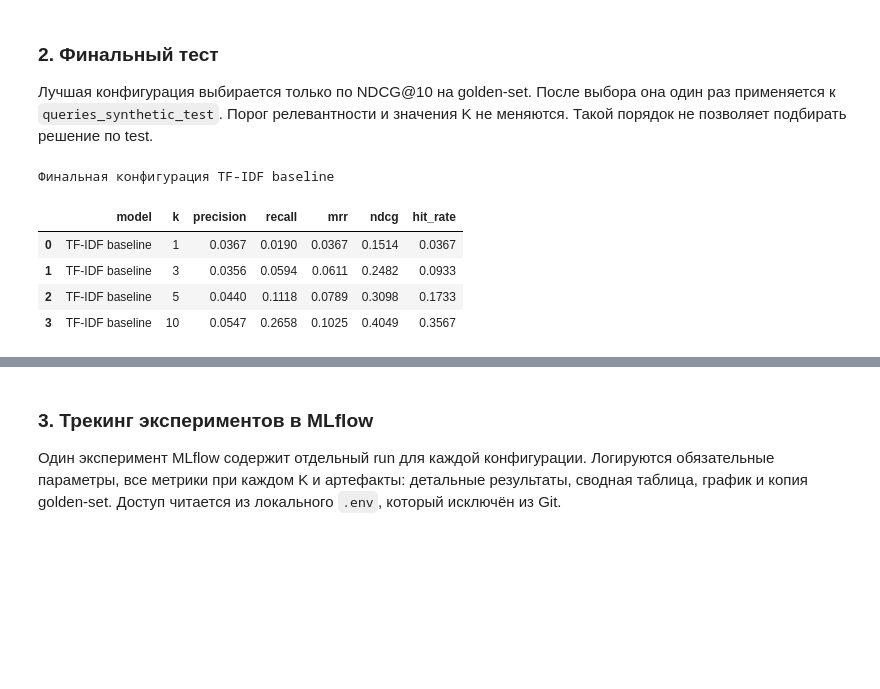
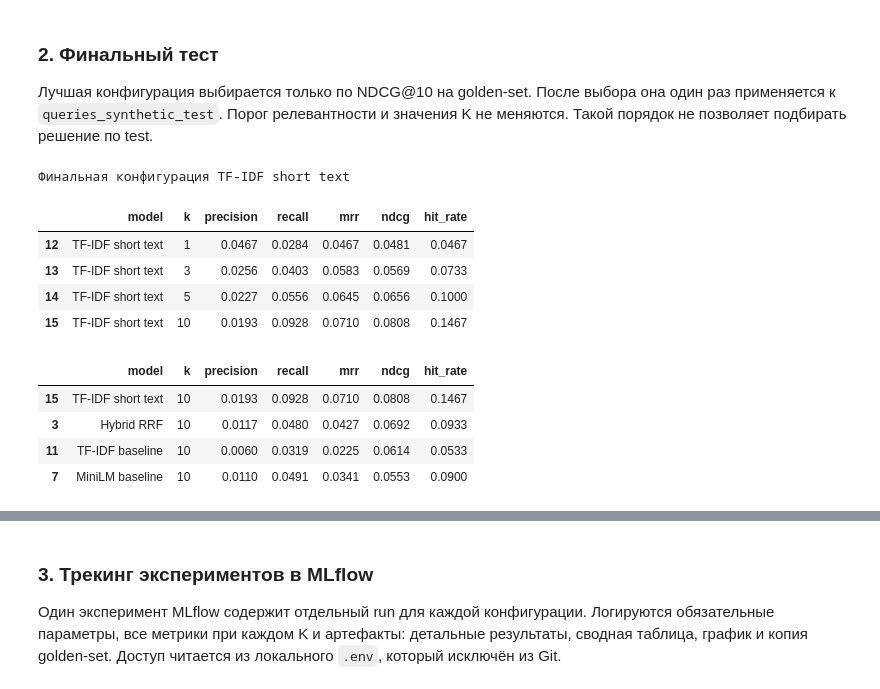
Before and after one commit to kkaatey/project-month-week2, a Jupyter notebook: semantic_search_project.ipynb, the cells around one changed output, grey strips where cells are left out. Cells and saved outputs as stored; diff of their text form; code cells hidden in the pictures; blank space fills up the shorter version.

Commit message:
Address reviewer feedback for week 2

```diff
--- a/semantic_search_project.ipynb
+++ b/semantic_search_project.ipynb
@@ -107,7 +177,7 @@ print("Товары test вне сырого каталога", (~queries_test["
 # %% [markdown]
 ### 2. EDA
 # %%
-text_columns = ["description", "nm_colors_names", "brand_name", "subj_name"]
+text_columns = ["imt_name", "description", "nm_colors_names", "brand_name", "subj_name"]
 empty_share = {}
 for column in text_columns:
     values = df_raw[column].fillna("").astype(str).str.strip()
@@ -433,10 +781,10 @@ relevance_by_query = {
 }
 
 
-def metrics_at_k(predicted_ids, relevance, k):
+def metrics_at_k(predicted_ids, relevance, k, threshold=RELEVANCE_THRESHOLD):
     predicted = list(predicted_ids[:k])
-    binary = [relevance.get(item_id, 0) >= RELEVANCE_THRESHOLD for item_id in predicted]
-    relevant_total = sum(value >= RELEVANCE_THRESHOLD for value in relevance.values())
+    binary = [relevance.get(item_id, 0) >= threshold for item_id in predicted]
+    relevant_total = sum(value >= threshold for value in relevance.values())
 
     precision = sum(binary) / k
     recall = sum(binary) / relevant_total if relevant_total else 0.0
@@ -454,13 +802,13 @@ def metrics_at_k(predicted_ids, relevance, k):
     return precision, recall, mrr, ndcg, hit_rate
 
 
-def evaluate_search(search_function, model_name):
+def evaluate_search(search_function, model_name, threshold=RELEVANCE_THRESHOLD):
     rows = []
     for row in query_table.itertuples(index=False):
         predicted = search_function(row.query_text, max(K_VALUES))["imt_id"].tolist()
         relevance = relevance_by_query[row.query_id]
         for k in K_VALUES:
-            values = metrics_at_k(predicted, relevance, k)
+            values = metrics_at_k(predicted, relevance, k, threshold=threshold)
             rows.append([model_name, row.query_id, k, *values])
     columns = ["model", "query_id", "k", "precision", "recall", "mrr", "ndcg", "hit_rate"]
     return pd.DataFrame(rows, columns=columns)
@@ -556,7 +932,7 @@ tfidf_short_matrix = tfidf_short.fit_transform(short_product_text)
 
 
 def top_ids(scores, top_k=100):
-    order = np.argsort(scores)[::-1][:top_k]
+    order = stable_order(scores, evaluation_catalog, top_k)
     return evaluation_catalog.iloc[order]["imt_id"].tolist()
 
 
@@ -565,7 +941,10 @@ def rrf_rank(first_ids, second_ids, top_k=10, rank_constant=60):
     for ranking in [first_ids, second_ids]:
         for rank, item_id in enumerate(ranking, 1):
             scores[item_id] = scores.get(item_id, 0.0) + 1 / (rank_constant + rank)
-    return [item_id for item_id, _ in sorted(scores.items(), key=lambda pair: pair[1], reverse=True)[:top_k]]
+    return [
+        item_id
+        for item_id, _ in sorted(scores.items(), key=lambda pair: (-pair[1], pair[0]))[:top_k]
+    ]
 
 
 def build_rankings(queries, methods):
@@ -644,12 +1023,20 @@ plt.tight_layout()
 plt.savefig("week3_metrics_comparison.png", dpi=150)
 plt.show()
 
-# Ошибки лучшей конфигурации
 best_errors = golden_detailed[
     (golden_detailed["model"] == best_method) & (golden_detailed["k"] == 10)
 ].nsmallest(10, "ndcg")
 error_analysis = best_errors.merge(golden_queries, on="query_id", how="left")
 error_analysis.to_csv("week3_error_analysis.csv", index=False)
 display(error_analysis[["query_id", "query_text", "ndcg", "recall", "hit_rate"]].round(4))
+
+worst_examples = error_analysis.head(3)
+for row in worst_examples.itertuples(index=False):
+    predicted_ids = golden_rankings[best_method][row.query_id]
+    relevance = golden_relevance[row.query_id]
+    example = evaluation_catalog.set_index("imt_id").loc[predicted_ids, ["imt_name", "subj_name"]].reset_index()
+    example["relevance"] = example["imt_id"].map(relevance).fillna(0).astype(int)
+    print("Запрос", row.query_text)
+    display(example)
 # %% [output]
 |  | model | k | precision | recall | mrr | ndcg | hit_rate |
@@ -694,29 +1139,41 @@ display(error_analysis[["query_id", "query_text", "ndcg", "recall", "hit_rate"]]
 # %%
 test_filtered = queries_test[
     queries_test["item_id"].isin(evaluation_catalog["imt_id"])
 ].copy()
 test_query_table = test_filtered[["query_id", "query_text"]].drop_duplicates("query_id")
 test_relevance = {
     query_id: dict(zip(group["item_id"], group["relevance"]))
     for query_id, group in test_filtered.groupby("query_id")
 }
 
-final_rankings = build_rankings(test_query_table, [best_method])
-final_test_detailed = evaluate_rankings(final_rankings, test_relevance)
-final_test_summary = (
-    final_test_detailed.groupby(["model", "k"])[["precision", "recall", "mrr", "ndcg", "hit_rate"]]
+# Конфигурация уже выбрана на golden-set. Все методы на test
+# считаются только для бизнес-контекста, без подбора параметров.
+all_test_rankings = build_rankings(test_query_table, methods)
+all_test_detailed = evaluate_rankings(all_test_rankings, test_relevance)
+all_test_summary = (
+    all_test_detailed.groupby(["model", "k"])[["precision", "recall", "mrr", "ndcg", "hit_rate"]]
     .mean()
     .reset_index()
 )
+
+final_test_detailed = all_test_detailed[all_test_detailed["model"] == best_method].copy()
+final_test_summary = all_test_summary[all_test_summary["model"] == best_method].copy()
 final_test_detailed.to_csv("week3_final_test_detailed.csv", index=False)
 final_test_summary.to_csv("week3_final_test_metrics.csv", index=False)
+all_test_summary.to_csv("week3_all_test_metrics.csv", index=False)
 
 print("Финальная конфигурация", best_method)
 display(final_test_summary.round(4))
+display(all_test_summary[all_test_summary["k"] == 10].sort_values("ndcg", ascending=False).round(4))
 # %% [output]
-Финальная конфигурация TF-IDF baseline
+Финальная конфигурация TF-IDF short text
 |  | model | k | precision | recall | mrr | ndcg | hit_rate |
-| 0 | TF-IDF baseline | 1 | 0.0367 | 0.0190 | 0.0367 | 0.1514 | 0.0367 |
-| 1 | TF-IDF baseline | 3 | 0.0356 | 0.0594 | 0.0611 | 0.2482 | 0.0933 |
-| 2 | TF-IDF baseline | 5 | 0.0440 | 0.1118 | 0.0789 | 0.3098 | 0.1733 |
-| 3 | TF-IDF baseline | 10 | 0.0547 | 0.2658 | 0.1025 | 0.4049 | 0.3567 |
+| 12 | TF-IDF short text | 1 | 0.0467 | 0.0284 | 0.0467 | 0.0481 | 0.0467 |
+| 13 | TF-IDF short text | 3 | 0.0256 | 0.0403 | 0.0583 | 0.0569 | 0.0733 |
+| 14 | TF-IDF short text | 5 | 0.0227 | 0.0556 | 0.0645 | 0.0656 | 0.1000 |
+| 15 | TF-IDF short text | 10 | 0.0193 | 0.0928 | 0.0710 | 0.0808 | 0.1467 |
+|  | model | k | precision | recall | mrr | ndcg | hit_rate |
+| 15 | TF-IDF short text | 10 | 0.0193 | 0.0928 | 0.0710 | 0.0808 | 0.1467 |
+| 3 | Hybrid RRF | 10 | 0.0117 | 0.0480 | 0.0427 | 0.0692 | 0.0933 |
+| 11 | TF-IDF baseline | 10 | 0.0060 | 0.0319 | 0.0225 | 0.0614 | 0.0533 |
+| 7 | MiniLM baseline | 10 | 0.0110 | 0.0491 | 0.0341 | 0.0553 | 0.0900 |
```
Also changed, not shown: parts of 54 cells of this notebook, 29 other files.
